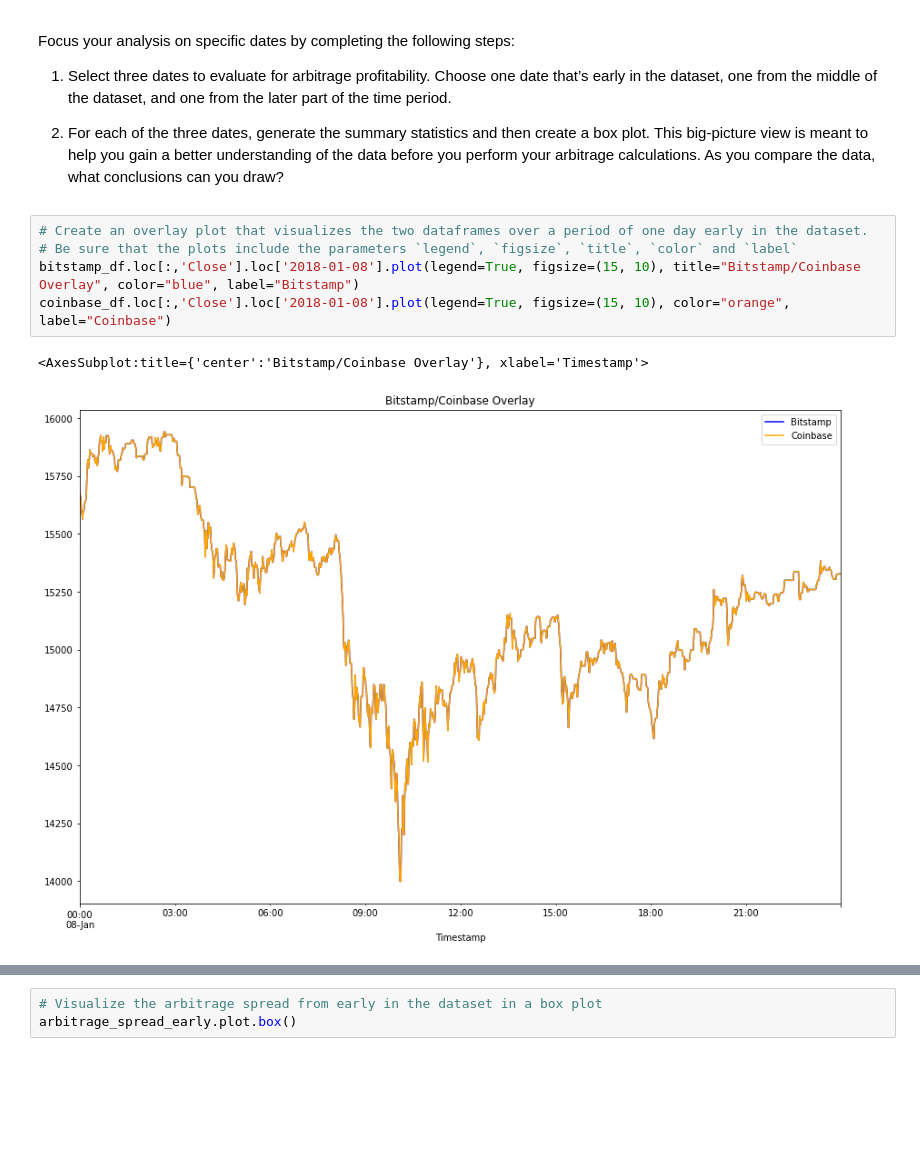
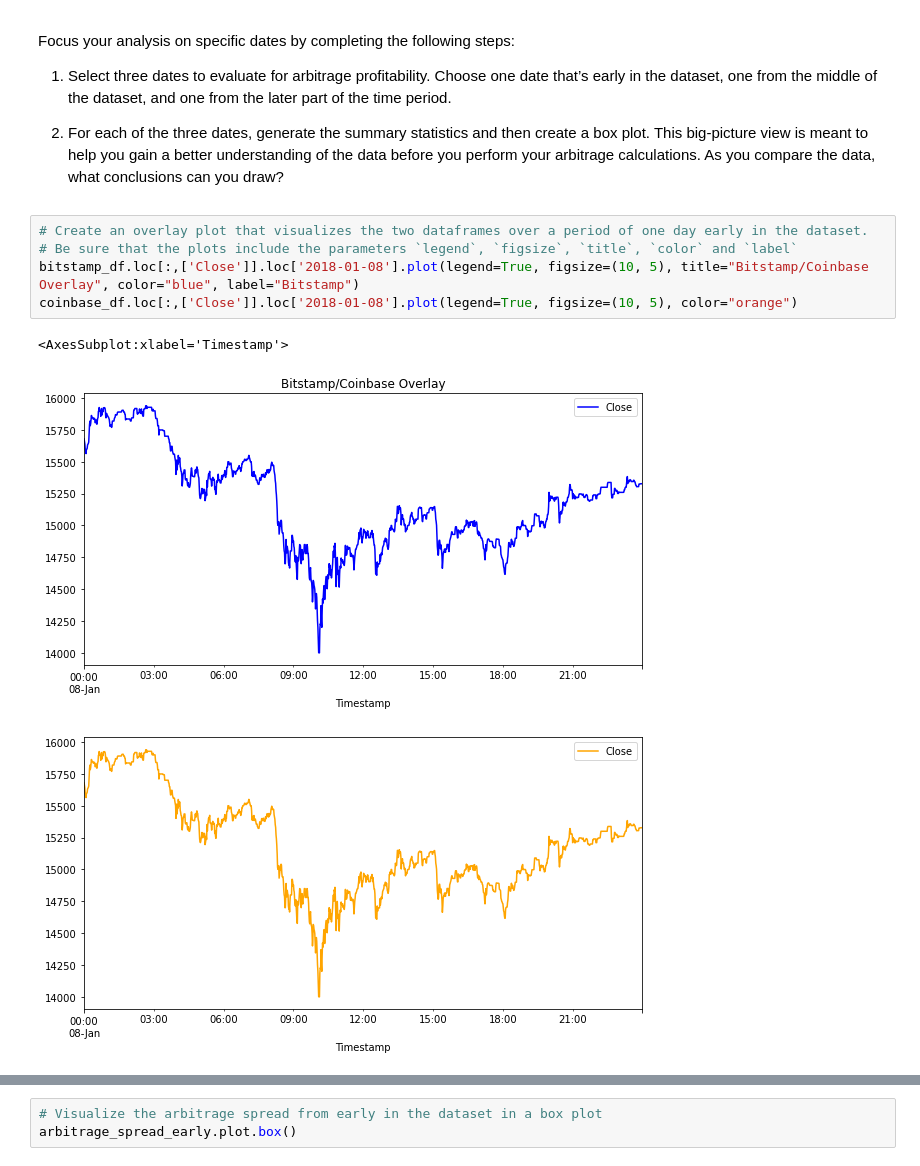
Before and after one commit to leonjd9/CryptoarbitrageC3, a Jupyter notebook: crypto_arbitrage.ipynb, the cells around one changed output, grey strips where cells are left out. Drawn from its saved outputs; the diff is of its cells as text; blank space fills up the shorter version.

```diff
--- a/crypto_arbitrage.ipynb
+++ b/crypto_arbitrage.ipynb
@@ -368,11 +393,12 @@ Focus your analysis on specific dates by completing the following steps:
 # %%
 # Create an overlay plot that visualizes the two dataframes over a period of one day early in the dataset.
 # Be sure that the plots include the parameters `legend`, `figsize`, `title`, `color` and `label`
-bitstamp_df.loc[:,'Close'].loc['2018-01-08'].plot(legend=True, figsize=(15, 10), title="Bitstamp/Coinbase Overlay", color="blue", label="Bitstamp")
-coinbase_df.loc[:,'Close'].loc['2018-01-08'].plot(legend=True, figsize=(15, 10), color="orange", label="Coinbase")
+bitstamp_df.loc[:,['Close']].loc['2018-01-08'].plot(legend=True, figsize=(10, 5), title="Bitstamp/Coinbase Overlay", color="blue", label="Bitstamp")
+coinbase_df.loc[:,['Close']].loc['2018-01-08'].plot(legend=True, figsize=(10, 5), color="orange")
 # %% [output]
-<AxesSubplot:title={'center':'Bitstamp/Coinbase Overlay'}, xlabel='Timestamp'>
+<AxesSubplot:xlabel='Timestamp'>
-[figure, old version]
+[figure, new version]
+[figure, added]
 # %%
 # Using the early date that you have selected, calculate the arbitrage spread
 # by subtracting the bitstamp lower closing prices from the coinbase higher closing prices
```
Also changed, not shown: parts of 13 cells of this notebook.
